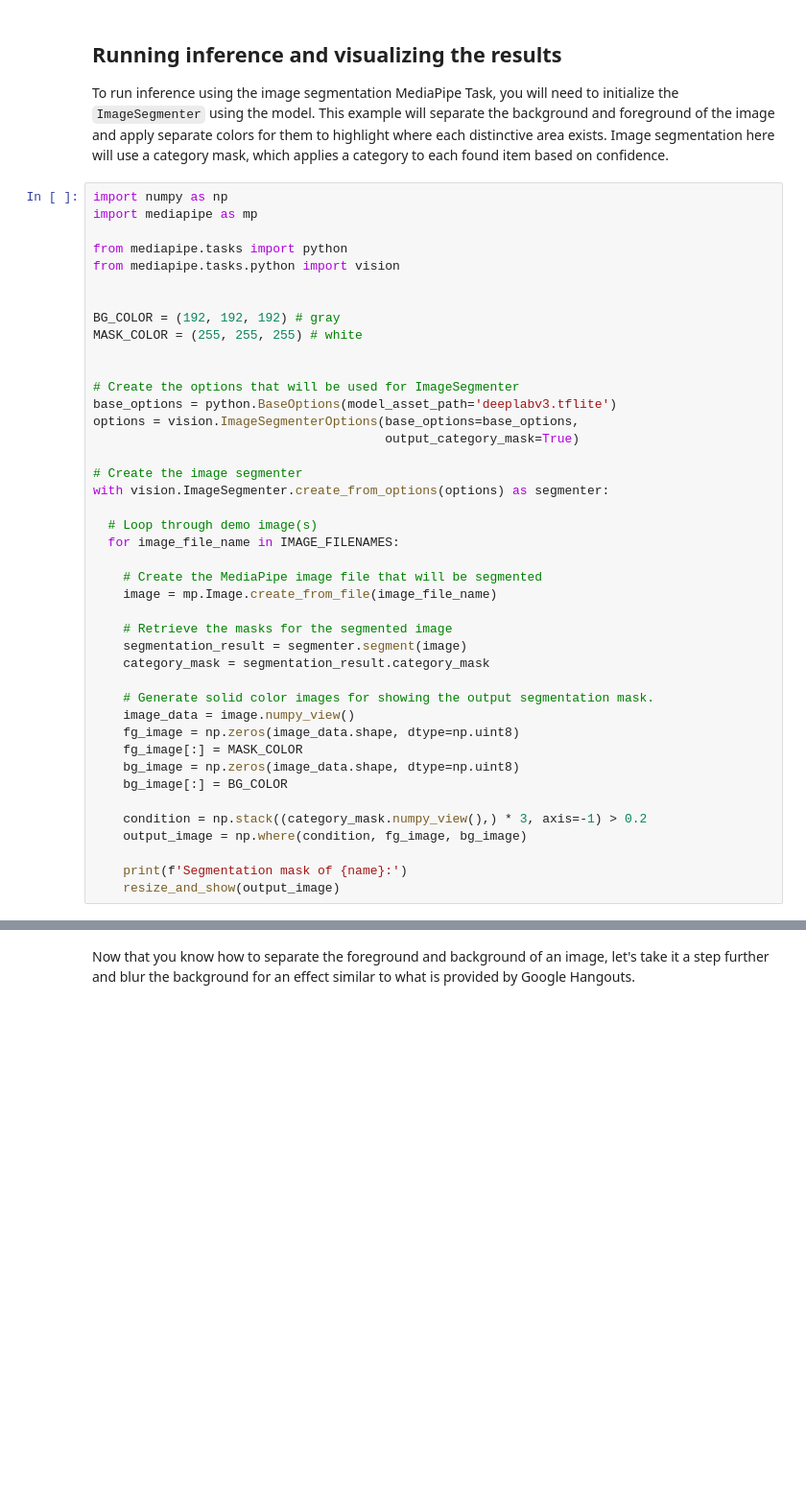
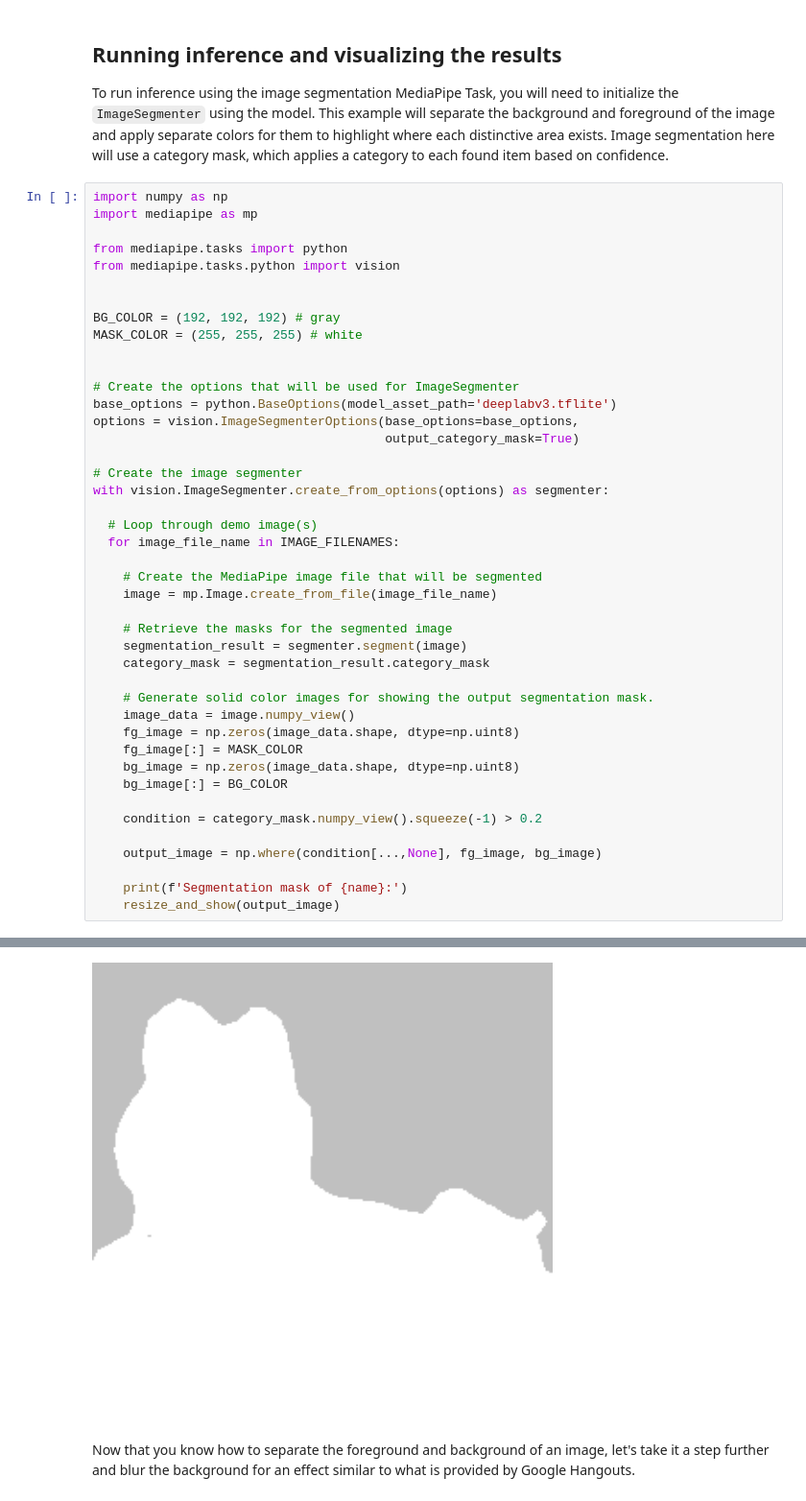
Before and after one commit to google-ai-edge/mediapipe-samples, a Jupyter notebook: examples/image_segmentation/python/image_segmentation.ipynb, the cells around one changed output, grey strips where cells are left out. Shown at 96% size. Cells and saved outputs as stored; diff of their text form; blank space fills up the shorter version.

Commit message:
Fix mask broadcasting by squeezing category masks to 2D

```diff
--- a/examples/image_segmentation/python/image_segmentation.ipynb
+++ b/examples/image_segmentation/python/image_segmentation.ipynb
@@ -106,8 +109,10 @@ with vision.ImageSegmenter.create_from_options(options) as segmenter:
     bg_image = np.zeros(image_data.shape, dtype=np.uint8)
     bg_image[:] = BG_COLOR
 
-    condition = np.stack((category_mask.numpy_view(),) * 3, axis=-1) > 0.2
-    output_image = np.where(condition, fg_image, bg_image)
+    condition = category_mask.numpy_view().squeeze(-1) > 0.2
+
+    output_image = np.where(condition[...,None], fg_image, bg_image)
 
     print(f'Segmentation mask of {name}:')
     resize_and_show(output_image)
+# %% [output]
@@ -114,3 +120,4 @@ with vision.ImageSegmenter.create_from_options(options) as segmenter:
+[figure, added]
 # %% [markdown]
 Now that you know how to separate the foreground and background of an image, let's take it a step further and blur the background for an effect similar to what is provided by Google Hangouts.
 # %%
```
Also changed, not shown: parts of 3 cells of this notebook.
